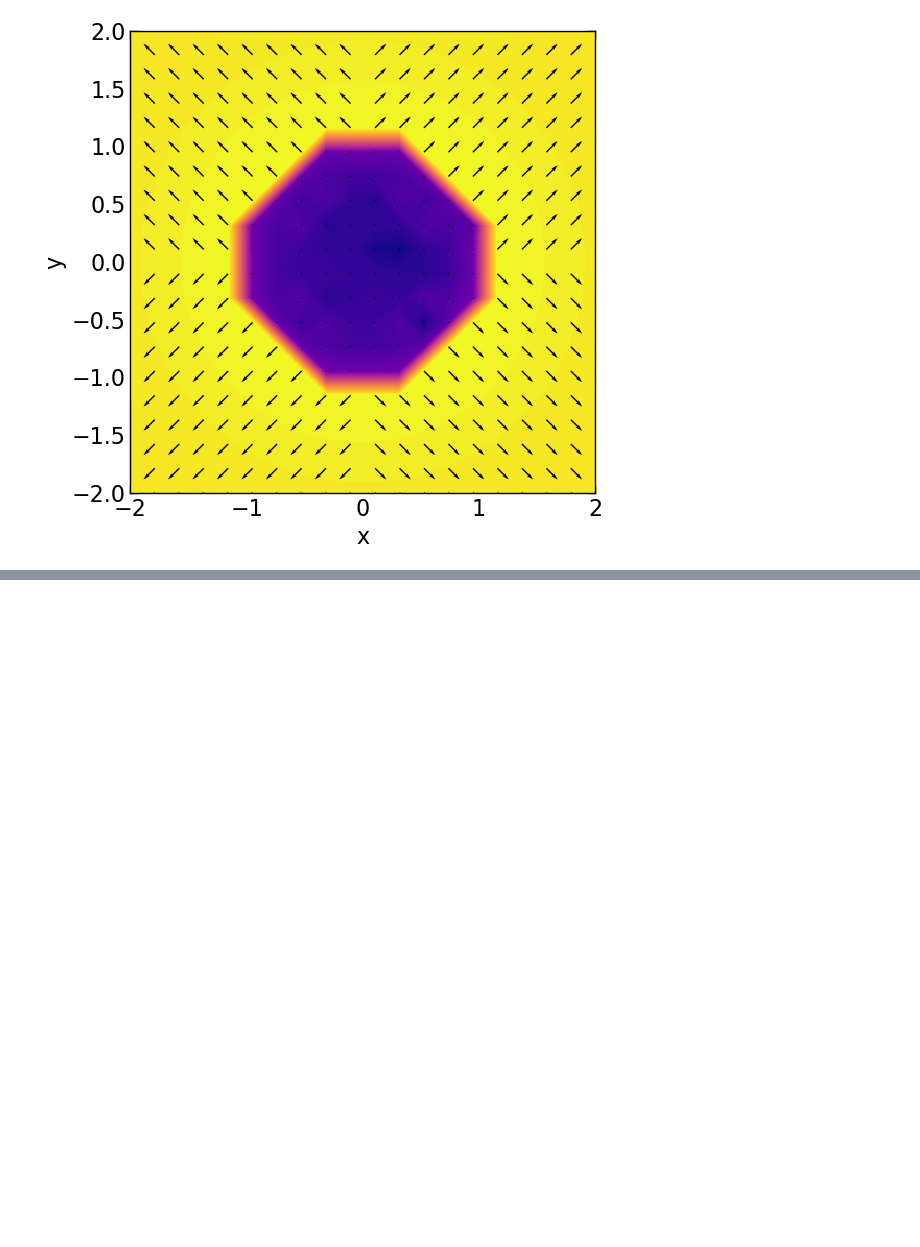
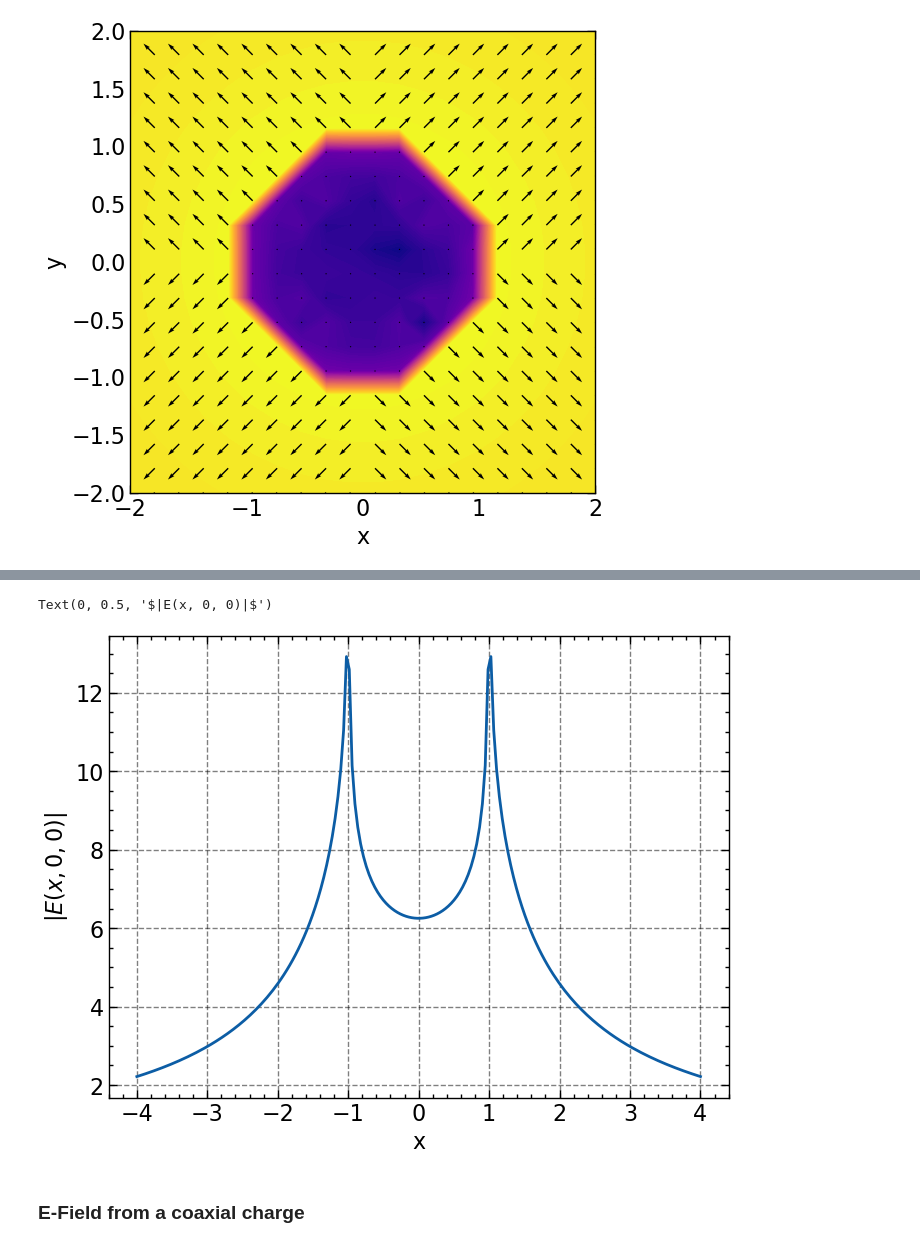
Before and after one commit to nayot/emag, a Jupyter notebook: E_Field_bounded_charge.ipynb, the cells around one changed output, grey strips where cells are left out. Cells and saved outputs as stored; diff of their text form; code cells hidden in the pictures; blank space fills up the shorter version.

```diff
--- a/E_Field_bounded_charge.ipynb
+++ b/E_Field_bounded_charge.ipynb
@@ -172,0 +245,17 @@ ax = field_plot(E, x_min=-2, x_max=2, y_min=-2, y_max=2, contour=True)
+# %%
+X = np.linspace(-4, 4, 200)
+Y = np.zeros(len(X))
+Z = 100.0 * np.ones(len(X))
+
+E_field = np.vectorize(E, signature='(),(),()->(n)')(X, Y, Z)
+
+E_norm = np.array([np.linalg.norm(E) for E in E_field])
+
+plt.plot(X, E_norm)
+plt.xlabel('x')
+plt.ylabel('$|E(x, 0, 0)|$')
+# %% [output]
+Text(0, 0.5, '$|E(x, 0, 0)|$')
+[figure, added]
+# %% [markdown]
+### E-Field from a coaxial charge
```
Also changed, not shown: parts of 20 cells of this notebook.
